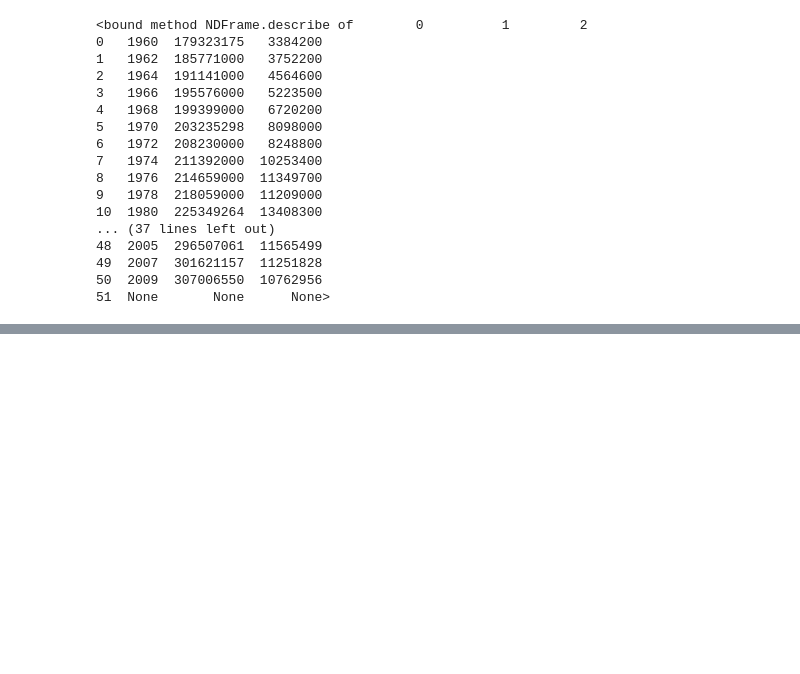
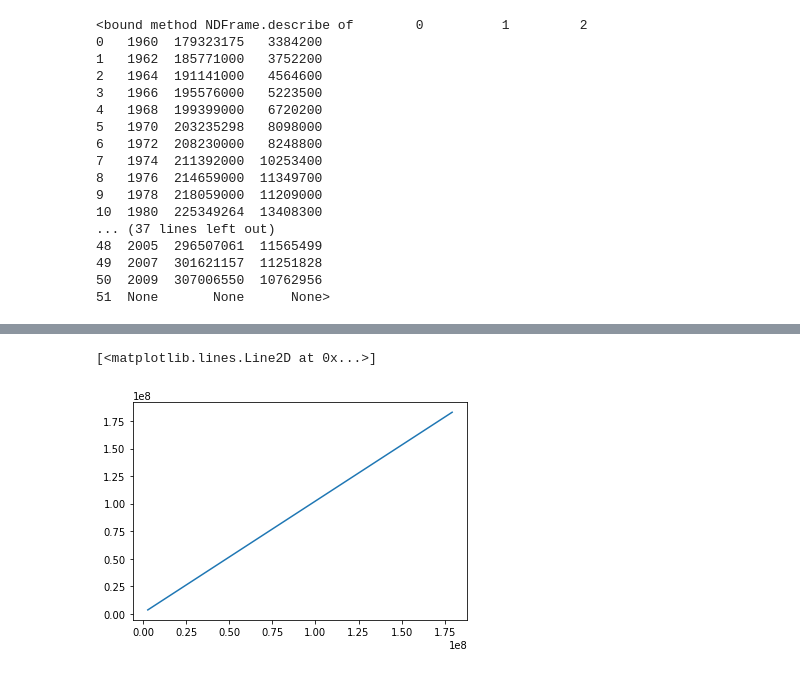
Before and after one commit to bobbyinfj/projects, a Jupyter notebook: 560_Nonparametric/Ch4_Ex1_Loess.ipynb, the cells around one changed output, grey strips where cells are left out. Saved outputs shown, nothing was run; the diff lists cells and outputs as text; code cells hidden in the pictures; blank space fills up the shorter version.

```diff
--- a/560_Nonparametric/Ch4_Ex1_Loess.ipynb
+++ b/560_Nonparametric/Ch4_Ex1_Loess.ipynb
@@ -80,0 +81,5 @@ df
+# %%
+plt.plot(z[0],z[1])
+# %% [output]
+[<matplotlib.lines.Line2D at 0x...>]
+[figure, added]
```
Also changed, not shown: parts of 7 cells of this notebook.
